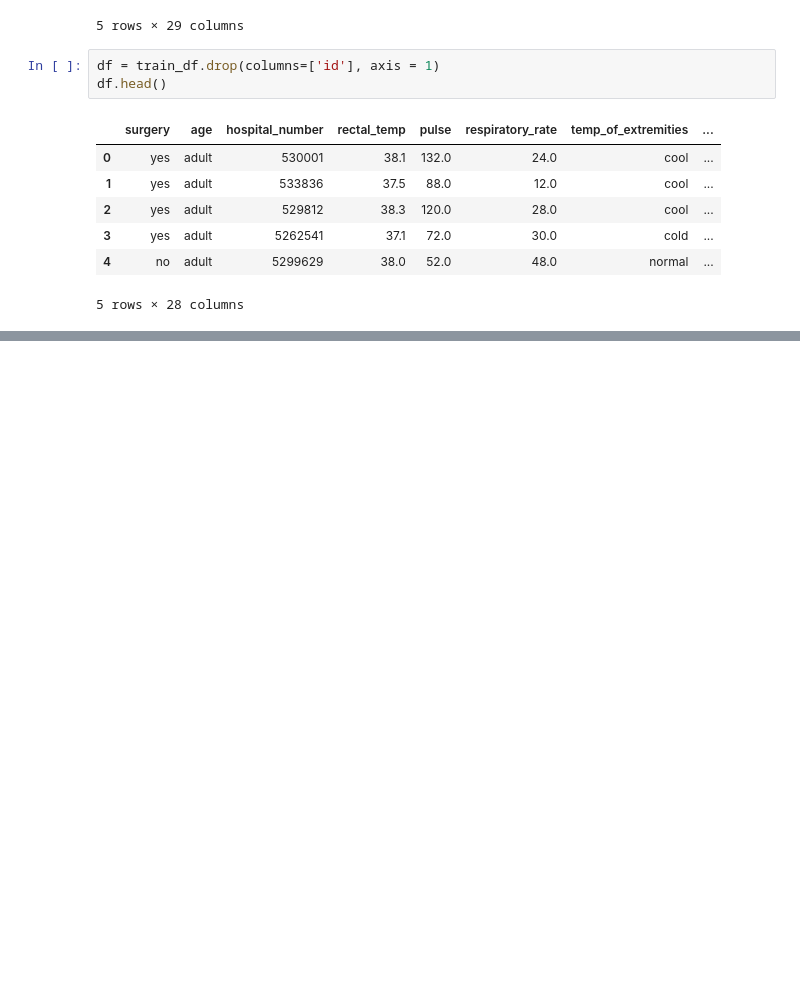
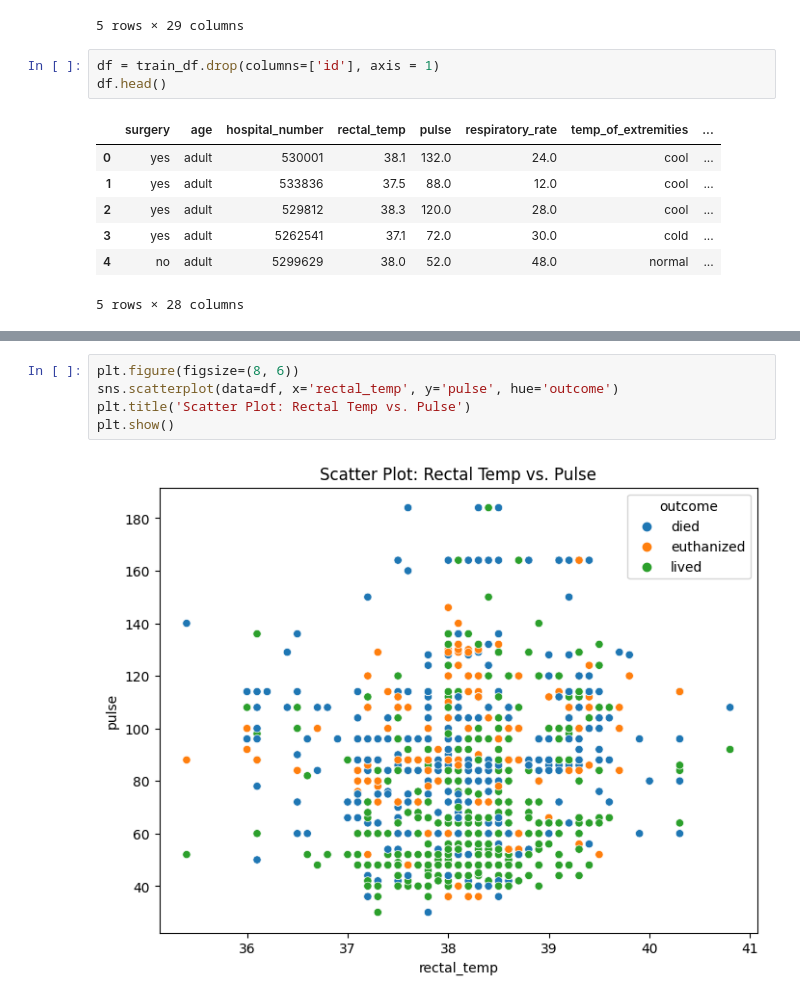
Before and after one commit to kunduanshuman07/Kaggle-competitions, a Jupyter notebook: Playground/Health Outcome of Horses/Model.ipynb, the cells around one changed output, grey strips where cells are left out. Cells and saved outputs as stored; diff of their text form; blank space fills up the shorter version.

```diff
--- a/Playground/Health Outcome of Horses/Model.ipynb
+++ b/Playground/Health Outcome of Horses/Model.ipynb
@@ -95,0 +183,7 @@ dtype: int64
+# %%
+plt.figure(figsize=(8, 6))
+sns.scatterplot(data=df, x='rectal_temp', y='pulse', hue='outcome')
+plt.title('Scatter Plot: Rectal Temp vs. Pulse')
+plt.show()
+# %% [output]
+[figure, added]
```
Also changed, not shown: parts of 19 cells of this notebook, 1 other file.
